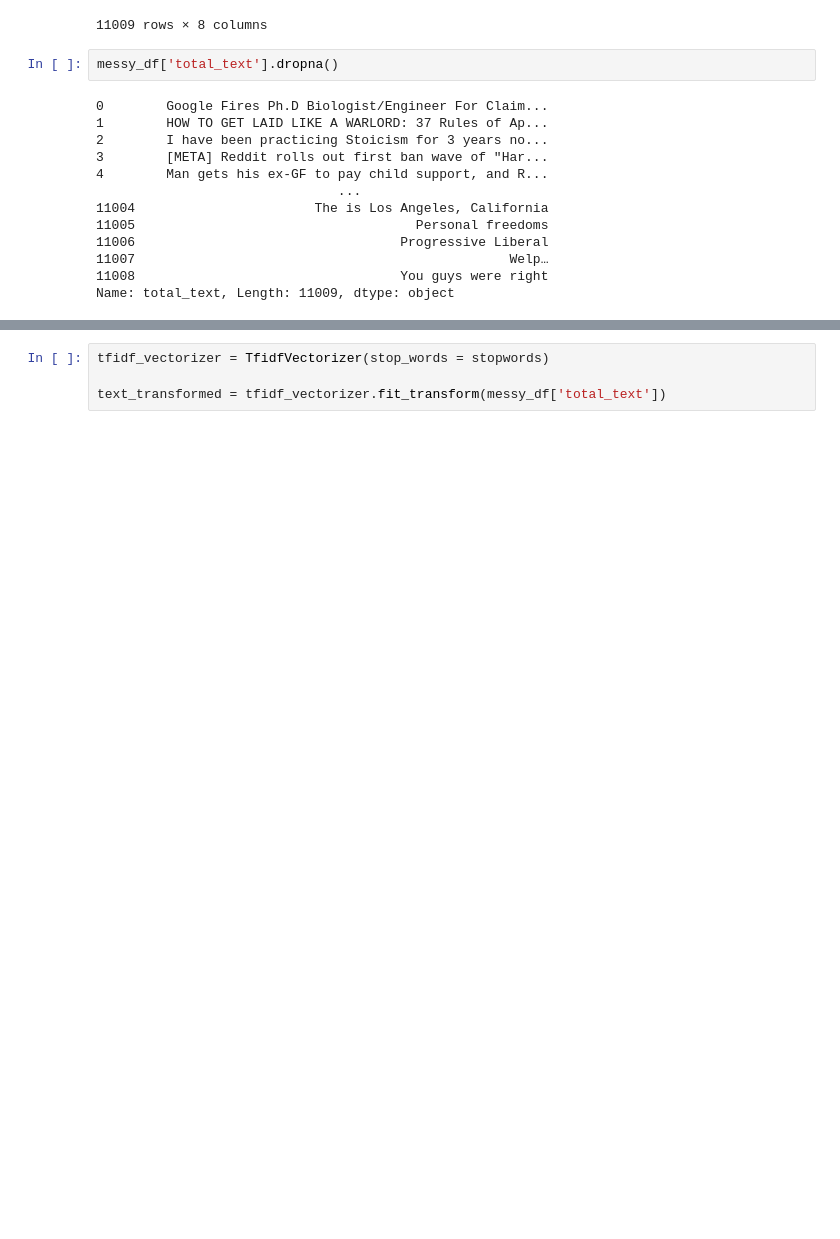
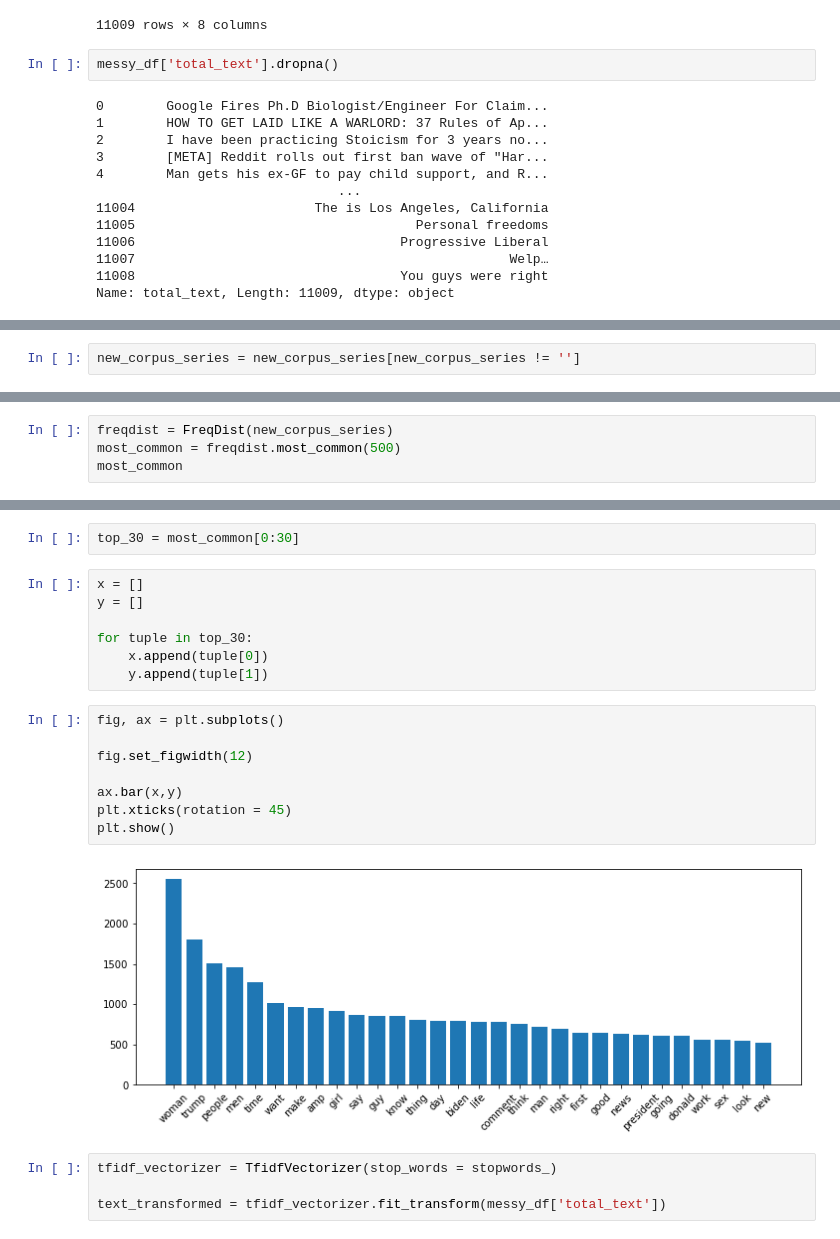
Before and after one commit to deadlykitten1/Reddit_Ban_Prediction, a Jupyter notebook: notebooks/eda_preprocessing.ipynb, the cells around one changed output, grey strips where cells are left out. Cells and saved outputs as stored; diff of their text form; blank space fills up the shorter version.

Commit message:
stopped and lemmatized my bag of words

```diff
--- a/notebooks/eda_preprocessing.ipynb
+++ b/notebooks/eda_preprocessing.ipynb
@@ -101,0 +121,2 @@ Name: tokenized_text, Length: 11009, dtype: object
+# %%
+new_corpus_series = new_corpus_series[new_corpus_series != '']
@@ -101,0 +127,4 @@ Name: tokenized_text, Length: 11009, dtype: object
+# %%
+freqdist = FreqDist(new_corpus_series)
+most_common = freqdist.most_common(500)
+most_common
@@ -102,4 +149,23 @@ Name: tokenized_text, Length: 11009, dtype: object
+# %%
+top_30 = most_common[0:30]
+# %%
+x = []
+y = []
+
+for tuple in top_30:
+    x.append(tuple[0])
+    y.append(tuple[1])
+# %%
+fig, ax = plt.subplots()
+
+fig.set_figwidth(12)
+
+ax.bar(x,y)
+plt.xticks(rotation = 45)
+plt.show()
+# %% [output]
+[figure, added]
 # %%
-tfidf_vectorizer = TfidfVectorizer(stop_words = stopwords)
+tfidf_vectorizer = TfidfVectorizer(stop_words = stopwords_)
 
 text_transformed = tfidf_vectorizer.fit_transform(messy_df['total_text'])
```
Also changed, not shown: parts of 18 cells of this notebook.
